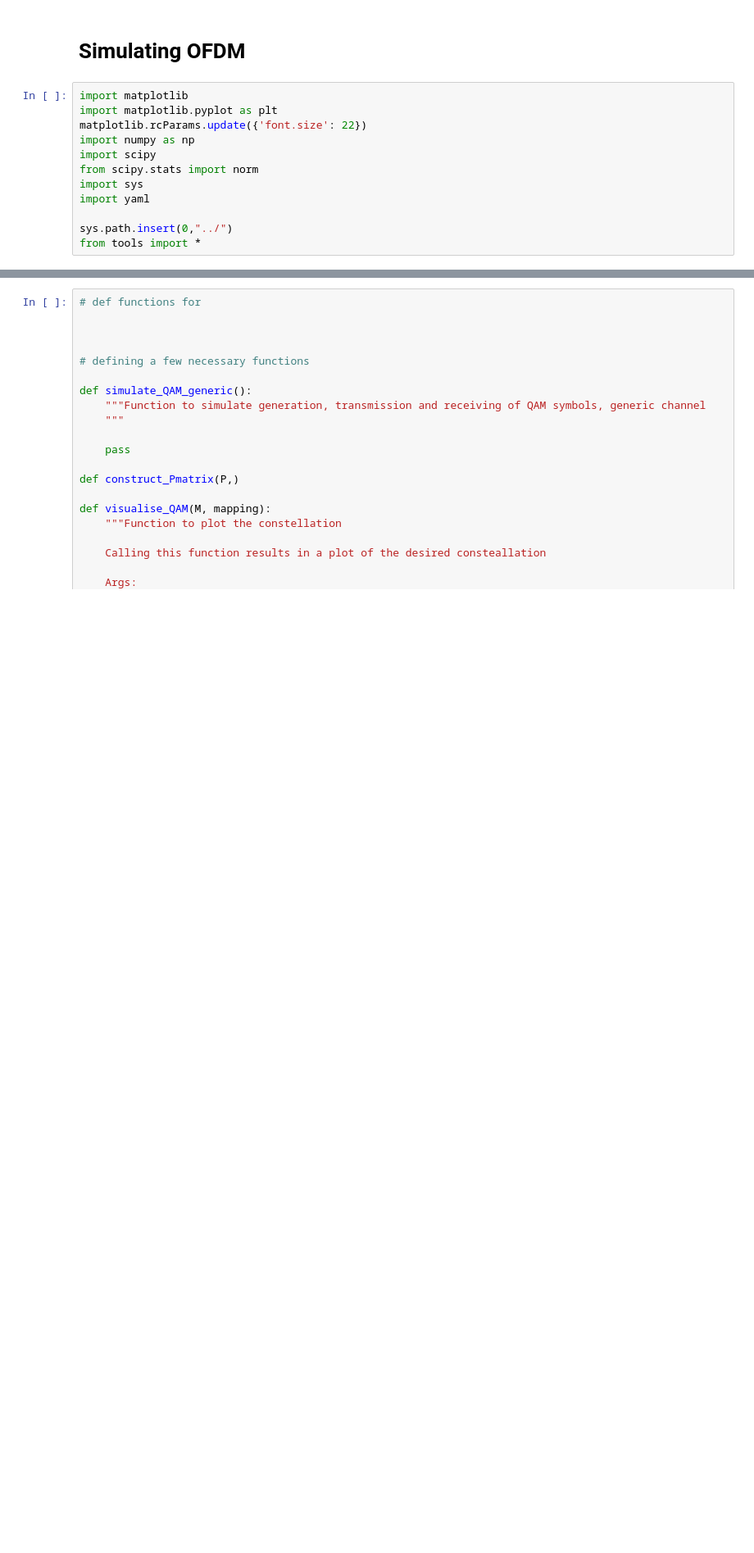
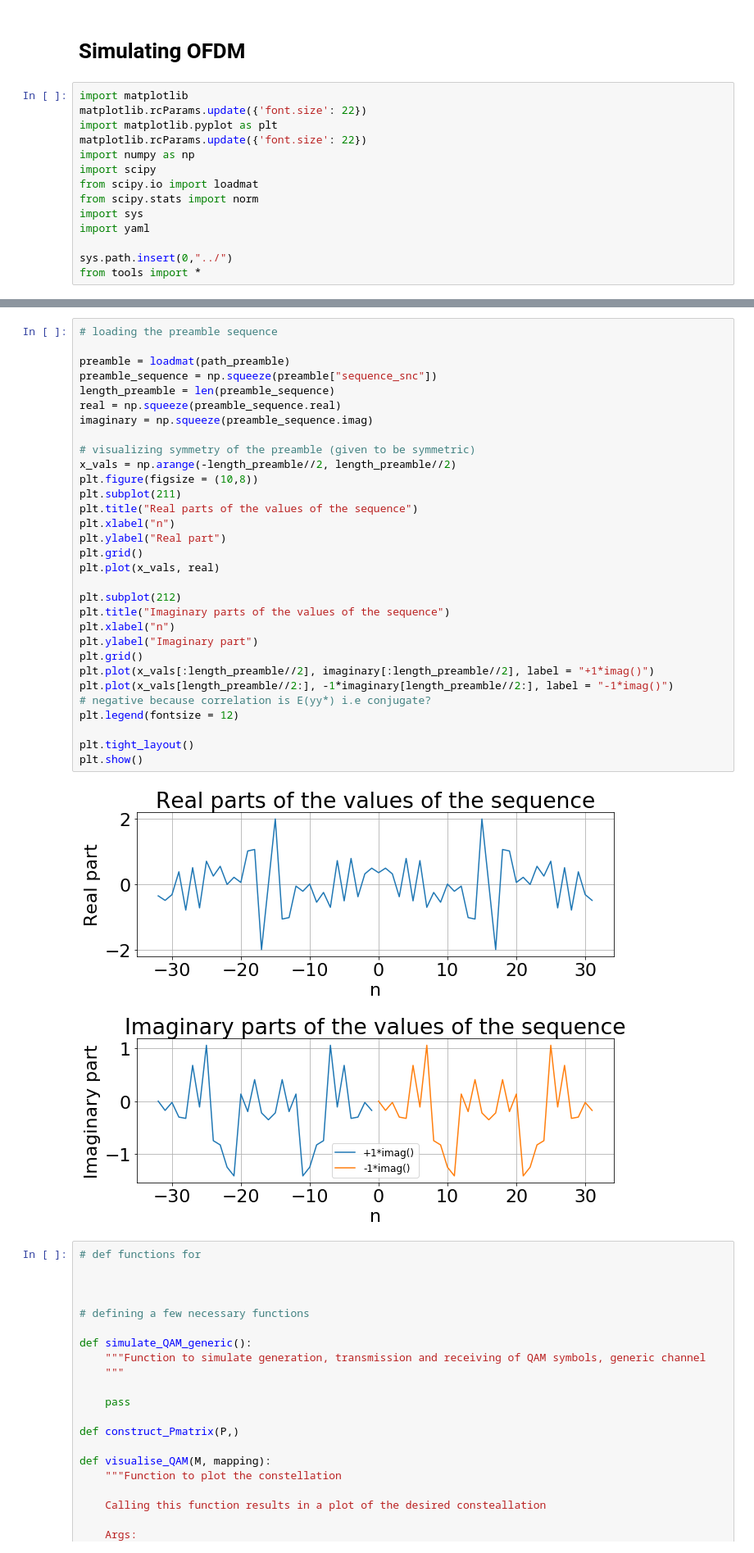
Before and after one commit to Milind-Blaze/EE4140_2019, a Jupyter notebook: simulation3/Simulation3.ipynb, the cells around one changed output, grey strips where cells are left out. Shown: that part at 82% size. Cells and saved outputs as stored; diff of their text form; blank space fills up the shorter version.

Commit message:
Visualize preamble

```diff
--- a/simulation3/Simulation3.ipynb
+++ b/simulation3/Simulation3.ipynb
@@ -2,10 +2,12 @@
 # Simulating OFDM
 # %%
 import matplotlib
+matplotlib.rcParams.update({'font.size': 22})
 import matplotlib.pyplot as plt
 matplotlib.rcParams.update({'font.size': 22})
 import numpy as np
 import scipy
+from scipy.io import loadmat
 from scipy.stats import norm
 import sys
 import yaml
@@ -35,6 +37,39 @@ CP_n = 288                  # CP of the remaining 13 symbols
 
 # Channel information
 k = 5                       # number of taps in the channel frequency response (discrete)
+# %%
+# loading the preamble sequence
+
+preamble = loadmat(path_preamble)
+preamble_sequence = np.squeeze(preamble["sequence_snc"])
+length_preamble = len(preamble_sequence)
+real = np.squeeze(preamble_sequence.real)
+imaginary = np.squeeze(preamble_sequence.imag)
+
+# visualizing symmetry of the preamble (given to be symmetric)
+x_vals = np.arange(-length_preamble//2, length_preamble//2)
+plt.figure(figsize = (10,8))
+plt.subplot(211)
+plt.title("Real parts of the values of the sequence")
+plt.xlabel("n")
+plt.ylabel("Real part")
+plt.grid()
+plt.plot(x_vals, real)
+
+plt.subplot(212)
+plt.title("Imaginary parts of the values of the sequence")
+plt.xlabel("n")
+plt.ylabel("Imaginary part")
+plt.grid()
+plt.plot(x_vals[:length_preamble//2], imaginary[:length_preamble//2], label = "+1*imag()")
+plt.plot(x_vals[length_preamble//2:], -1*imaginary[length_preamble//2:], label = "-1*imag()")
+# negative because correlation is E(yy*) i.e conjugate?
+plt.legend(fontsize = 12)
+
+plt.tight_layout()
+plt.show()
+# %% [output]
+[figure, added]
 # %%
 # def functions for
 
```
Also changed, not shown: parts of 1 cell of this notebook.
